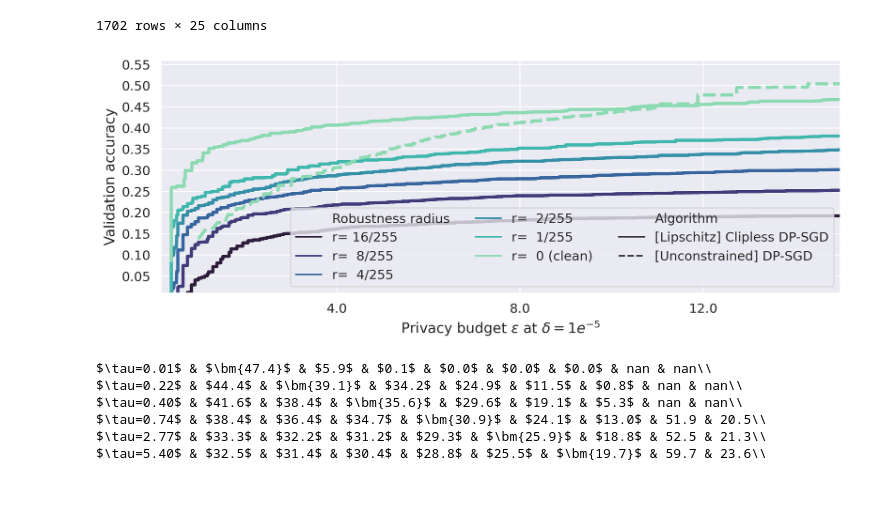
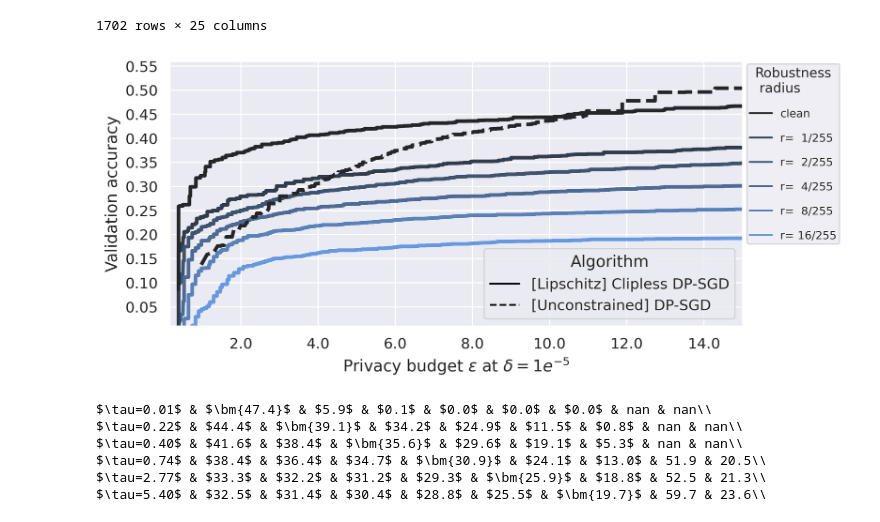
Before and after one commit to deel-ai/lipdp, a Jupyter notebook: experiments/paper_plots/robustness_report.ipynb, the cells around one changed output. Drawn from its saved outputs; the diff is of its cells as text; code cells hidden in the pictures; blank space fills up the shorter version.

Commit message:
clean for release

```diff
--- a/experiments/paper_plots/robustness_report.ipynb
+++ b/experiments/paper_plots/robustness_report.ipynb
@@ -188,7 +188,8 @@ def plot_all_datasets(use_all_sweeps=True, custom_legend=False):
   unit_col = 10
   sns.set(rc={'figure.figsize':(num_cols * unit_col, num_rows * unit_row)})
   sns.set(font_scale=1.1)
-  plt.gcf().set_dpi(300)
+
+  fig, ax = plt.subplots(figsize=(num_cols * unit_col, num_rows * unit_row), dpi=300)
 
   df = {}
 
@@ -196,7 +197,7 @@ def plot_all_datasets(use_all_sweeps=True, custom_legend=False):
   for sweep_name in sorted_keys:
     delta = 5
     radius = int(sweep_name.split("_")[-1])
-    legend_label = f"r={radius:3}/255" if radius > 0 else "r=  0 (clean)"
+    legend_label = f"r={radius:3}/255" if radius > 0 else "clean"
 
     metric = f"val_certacc_{radius}" if radius > 0 else "val_accuracy"
 
@@ -219,62 +220,83 @@ def plot_all_datasets(use_all_sweeps=True, custom_legend=False):
   df['opacus_resnet'] = pd.DataFrame.from_dict({
     "epsilon": pareto_front.index,
     "metric": pareto_front.values,
-    "Robustness radius": ["r=  0 (clean)"] * len(opacus_hist),
+    "Robustness radius": ["clean"] * len(opacus_hist),
     "Algorithm": "[Unconstrained] DP-SGD",
   })
 
   # stack of dataframes
   df = pd.concat(df.values(), ignore_index=True, axis=0)
-  palette = sns.color_palette("mako", len(sorted_keys))# + sns.color_palette("husl", 8)[-1::]
-  ax = sns.lineplot(
+  # palette = sns.color_palette("flare", len(sorted_keys))
+  # palette = sns.color_palette("mako", len(sorted_keys))[::-1]
+  palette = sns.dark_palette("#69d", len(sorted_keys), reverse=True)
+  sns.lineplot(
     data=df,
     x='epsilon', y='metric',
     hue='Robustness radius',
-    style = 'Algorithm',
+    style='Algorithm',
     palette=palette,
     lw=3,
     errorbar=None,
-    zorder=2)
+    zorder=2,
+    ax=ax)
 
-  ticks = [4.0, 8.0, 12.0, 16.0, 20.0]
+  ticks = [2.0, 4.0, 6.0, 8.0, 10., 12.0, 14.0, 16.0, 20.0]
   labels = [str(v) for v in ticks]
   ax.set_xticks(ticks, labels=labels)
   ax.set(xlim=(0.15, 15.0))
 
   yticks = [0.05, 0.1, 0.15, 0.2, 0.25, 0.3, 0.35, 0.4, 0.45, 0.5, 0.55, 0.6]
   ylabels = list(map(lambda v: f"{v:.2f}", yticks))
   ax.set_yticks(yticks, labels=ylabels)
   ax.set(ylim=(0.01, 0.56))
 
   ax.set_xlabel(f"Privacy budget $\epsilon$ at $\delta=1e^{{{-delta}}}$")
   ax.set_ylabel("Validation accuracy")
 
   if custom_legend:
-    # Customize the legend for the "hue" part
     handles, labels = ax.get_legend_handles_labels()
-    hue_legend = plt.legend(handles[:len(df['Robustness radius'].unique())],
-                            labels[:len(df['Robustness radius'].unique())],
-                            title='Robustness radius', loc="upper left")
 
     # Create a custom legend for the "style" part
     unique_styles = ['-', '--']  # Custom marker styles
-    style_handles = [plt.Line2D([0], [0], linestyle=style, markersize=5, marker='o', color='black') for style in unique_styles]
+    style_handles = [plt.Line2D([0], [0], linestyle=style, markersize=5,
+                                # marker='o',
+                                color='black') for style in unique_styles]
     style_labels = df['Algorithm'].unique()
-    style_legend = plt.legend(style_handles, style_labels, title="Algorithm", loc="upper right")
+    style_legend = plt.legend(style_handles, style_labels, title="Algorithm", loc="lower right", bbox_to_anchor=(1.0, 0.0))
+
+    del labels[0]  # title of "Style" legend
+    del handles[0]  # handle of "Style" legend
+
+    hue_labels = labels[:len(df['Robustness radius'].unique())][::-1]
+    hue_handles = handles[:len(df['Robustness radius'].unique())][::-1]
+
+    # Customize the legend for the "hue" part
+    hue_legend = plt.legend(hue_handles,
+                            hue_labels,
+                            title='Robustness\n radius', loc="center left",
+                            bbox_to_anchor=(1., 0.65),
+                            labelspacing=1.25,
+                            borderpad=0.25,
+                            handletextpad=0.75,
+                            borderaxespad=0.4,
+                            fontsize='x-small',
+                            title_fontsize='small'
+                            )
 
     # Combine both legends
-    ax.add_artist(hue_legend)
     ax.add_artist(style_legend)
+    # ax.add_artist(hue_legend)
   else:
     # move legend in bottom right corner
     ax.legend(loc='lower right', bbox_to_anchor=(1.0, 0.0), ncol=3)
 
   plt.tight_layout()
+  plt.subplots_adjust(right=0.75)  # Adjust the right margin
   plt.savefig('robustness_cifar10.png', dpi=300, bbox_inches='tight')
 
-plot_all_datasets()
+plot_all_datasets(custom_legend=True)
 # %% [output]
-[figure, old version]
+[figure, new version]
 # %%
 keys = ['val_accuracy',
         'val_certacc_1',
```
Also changed, not shown: 7 other files.
